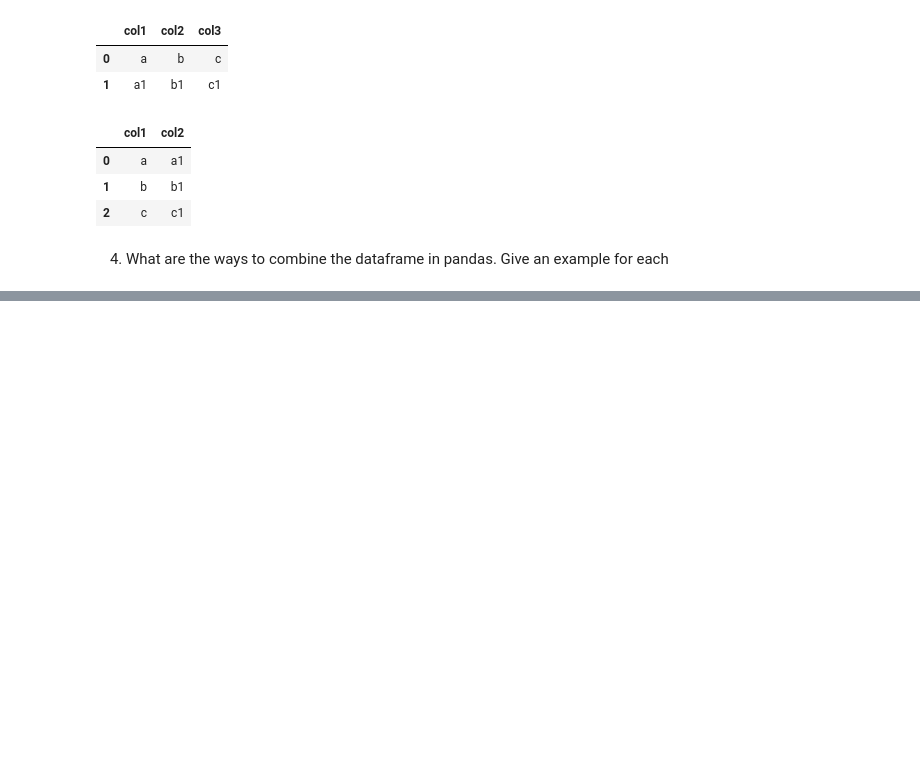
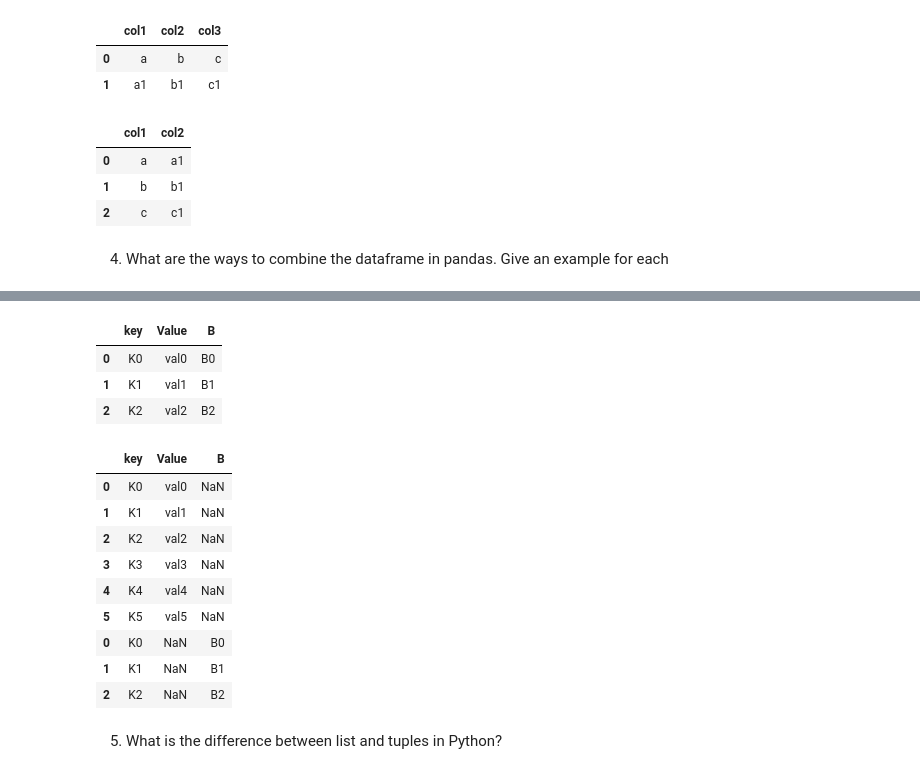
Before and after one commit to venkatesh-manikumar/Datascience-Assignments, a Jupyter notebook: Test.ipynb, the cells around one changed output, grey strips where cells are left out. Saved outputs shown, nothing was run; the diff lists cells and outputs as text; code cells hidden in the pictures; blank space fills up the shorter version.

```diff
--- a/Test.ipynb
+++ b/Test.ipynb
@@ -83,3 +83,12 @@ pd.DataFrame(list(zip(l1,l2)), columns = ['col1','col2'])
 | 2 | c | c1 |
 # %% [markdown]
 4.	What are the ways to combine the dataframe in pandas. Give an example for each
+# %%
+df1 = pd.DataFrame({'key': ['K0', 'K1', 'K2', 'K3', 'K4', 'K5'],
+                   'Value': ['val0', 'val1', 'val2', 'val3', 'val4', 'val5']})
+
+df2 = pd.DataFrame({'key': ['K0', 'K1', 'K2'],
+                      'B': ['B0', 'B1', 'B2']})
+
+print(df1)
+print(df2)
@@ -85,0 +119,26 @@ pd.DataFrame(list(zip(l1,l2)), columns = ['col1','col2'])
+# %%
+# approach 2
+
+df1.merge(df2, left_on='key', right_on='key')
+# %% [output]
+|  | key | Value | B |
+| 0 | K0 | val0 | B0 |
+| 1 | K1 | val1 | B1 |
+| 2 | K2 | val2 | B2 |
+# %%
+# approach 3
+
+pd.concat([df1, df2])
+# %% [output]
+|  | key | Value | B |
+| 0 | K0 | val0 | NaN |
+| 1 | K1 | val1 | NaN |
+| 2 | K2 | val2 | NaN |
+| 3 | K3 | val3 | NaN |
+| 4 | K4 | val4 | NaN |
+| 5 | K5 | val5 | NaN |
+| 0 | K0 | NaN | B0 |
+| 1 | K1 | NaN | B1 |
+| 2 | K2 | NaN | B2 |
+# %% [markdown]
+5.	What is the difference between list and tuples in Python?
```
Also changed, not shown: parts of 17 cells of this notebook.
